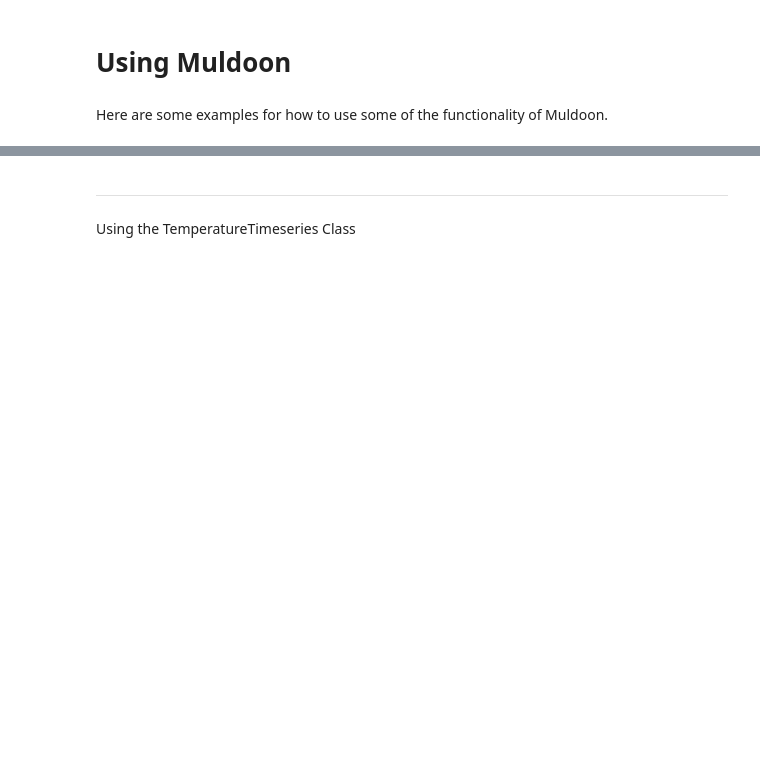
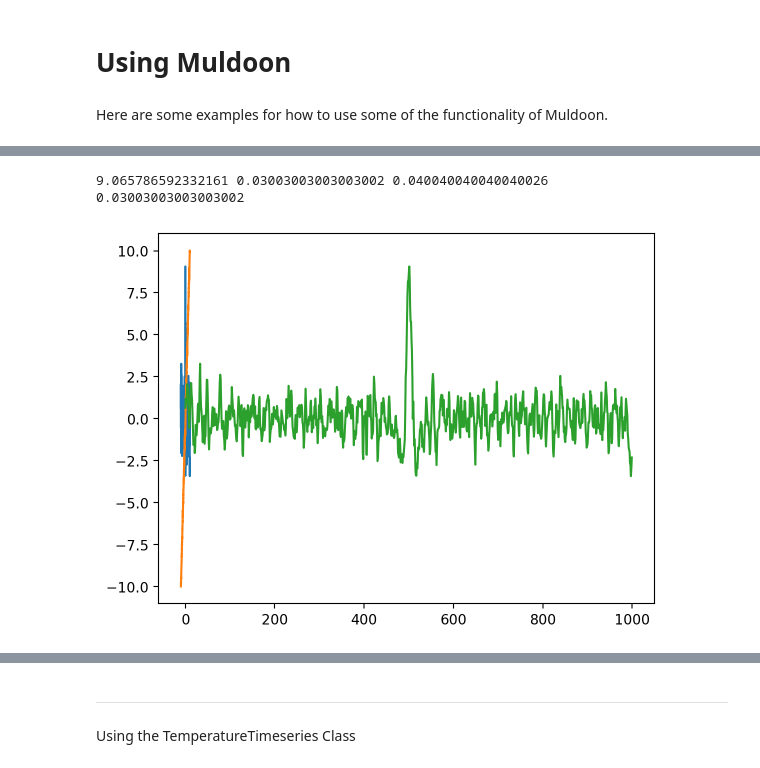
Before and after one commit to cs481-ekh/f22-dust-devils, a Jupyter notebook: docs/examples/Using_Muldoon.ipynb, the cells around one changed output, grey strips where cells are left out. Drawn from its saved outputs; the diff is of its cells as text; code cells hidden in the pictures; blank space fills up the shorter version.

```diff
--- a/docs/examples/Using_Muldoon.ipynb
+++ b/docs/examples/Using_Muldoon.ipynb
@@ -78,14 +110,18 @@ write_str = write_out_plot_data(mt.time, mt.data, yerr=np.std(mt.data)*np.ones_l
 # %%
 # plt.plot(mt.time, profile)
 conv = mt.apply_lorentzian_matched_filter(2.*mt.sampling, 1./np.pi)
 mx_ind = np.argmax(mt.convolution)
 
 print(mt.convolution[mx_ind], np.abs(mt.time[mx_ind]), 2.*mt.sampling)
-# plt.plot(mt.time, mt.convolution)
-# plt.plot(mt.time, profile)
+plt.plot(mt.time, mt.convolution)
+plt.plot(mt.time, profile)
 plt.plot(mt.convolution)
 # Make sure convolution returns a strong peak at the right time
 print((np.abs(mt.time[mx_ind])))
+# %% [output]
+9.065786592332161 0.03003003003003002 0.040040040040040026
+0.03003003003003002
+[figure, added]
 # %%
 # Test find_vortices - Set the threshold very low to make sure the right peak is actually at the top of the list
 vortices = mt.find_vortices(detection_threshold=2)
```
Also changed, not shown: parts of 16 cells of this notebook, 9 other files.
